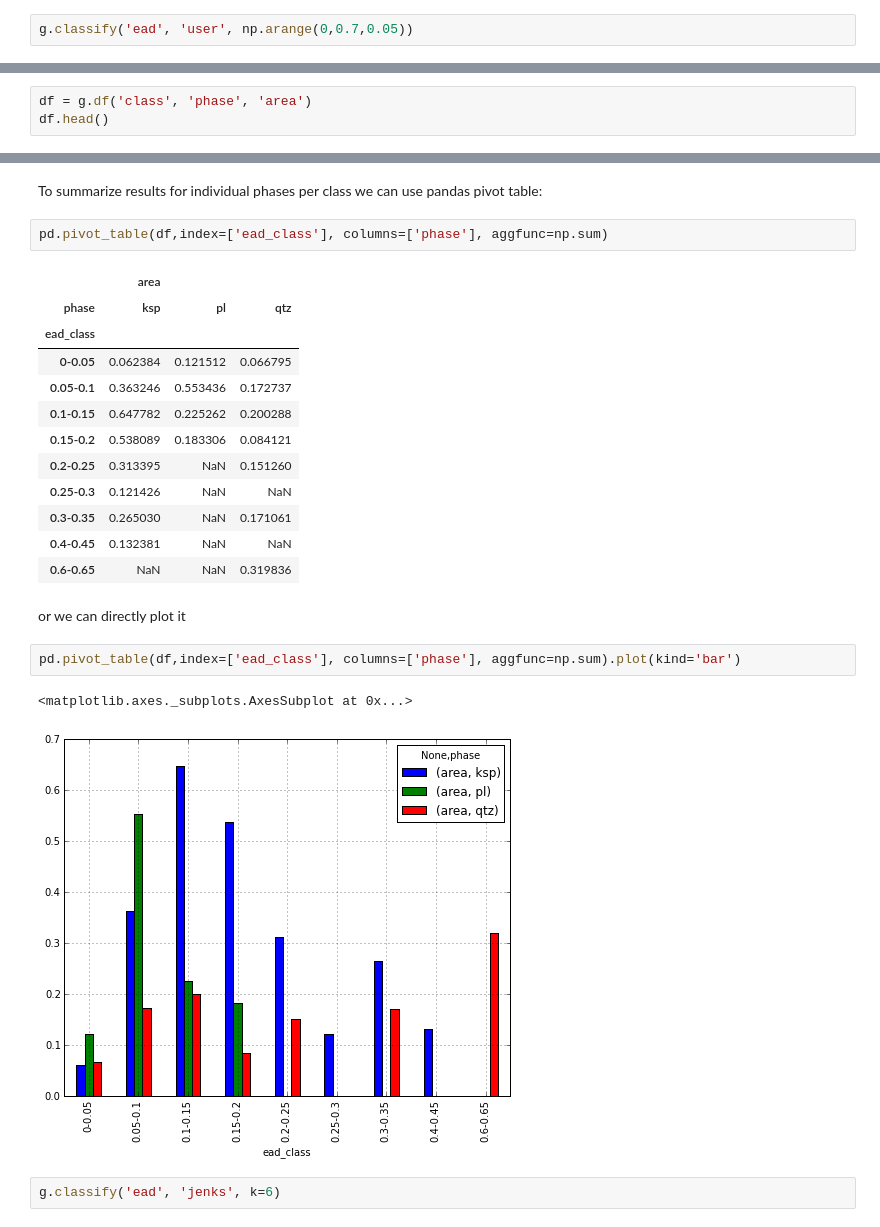
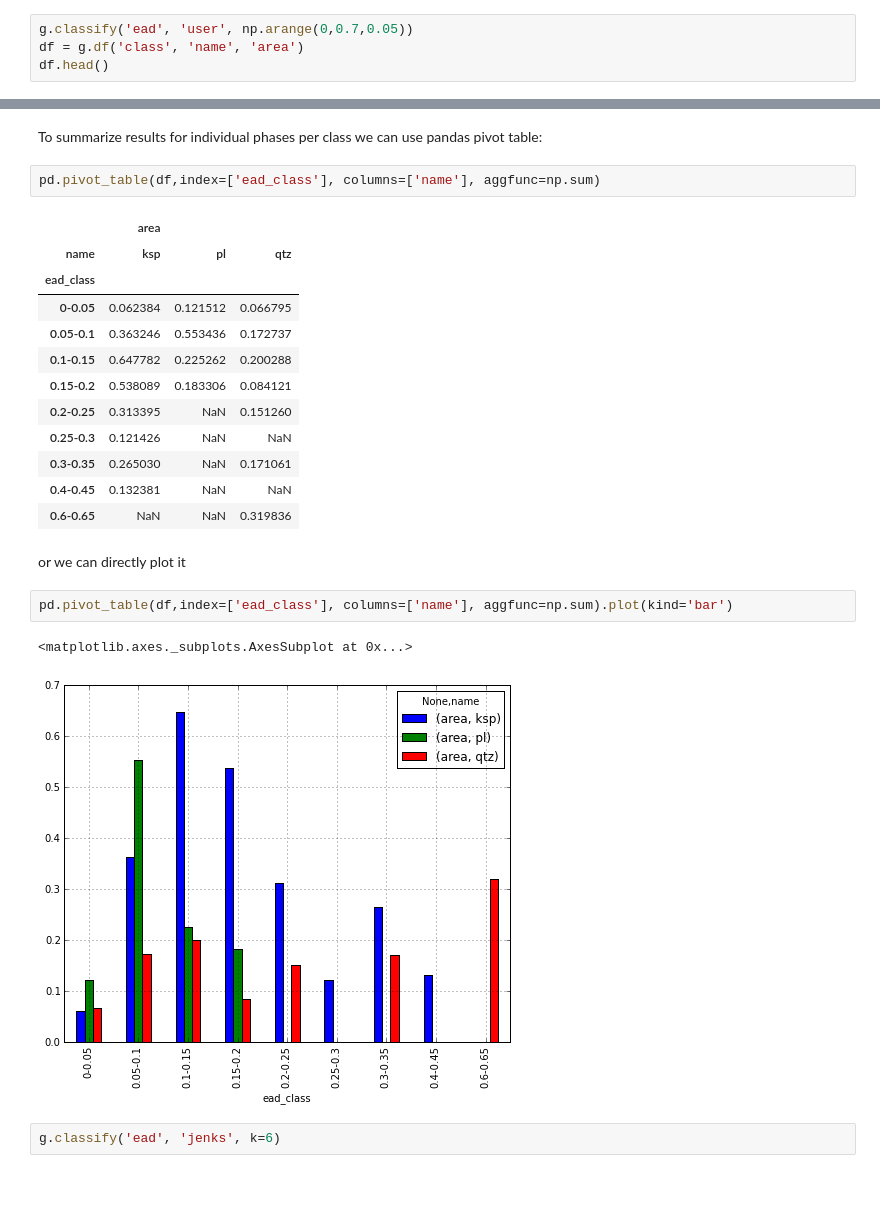
Before and after one commit to ondrolexa/polylx, a Jupyter notebook: polylx_tutorial.ipynb, the cells around one changed output, grey strips where cells are left out. Cells and saved outputs as stored; diff of their text form; blank space fills up the shorter version.

```diff
--- a/polylx_tutorial.ipynb
+++ b/polylx_tutorial.ipynb
@@ -120,3 +122,5 @@ g.groups('ead', 'area', 'la', 'sa').describe()
 The method `classify` could be used to define new classification, based on any property and using variety of methods:
 # %%
 g.classify('ead', 'user', np.arange(0,0.7,0.05))
+df = g.df('class', 'name', 'area')
+df.head()
@@ -123,3 +133,0 @@ g.classify('ead', 'user', np.arange(0,0.7,0.05))
-# %%
-df = g.df('class', 'phase', 'area')
-df.head()
@@ -133,10 +134,10 @@ df.head()
 # %% [markdown]
 To summarize results for individual phases per class we can use pandas pivot table:
 # %%
-pd.pivot_table(df,index=['ead_class'], columns=['phase'], aggfunc=np.sum)
+pd.pivot_table(df,index=['ead_class'], columns=['name'], aggfunc=np.sum)
 # %% [output]
 |  | area |  |  |
-| phase | ksp | pl | qtz |
+| name | ksp | pl | qtz |
 | ead_class |  |  |  |
 | 0-0.05 | 0.062384 | 0.121512 | 0.066795 |
 | 0.05-0.1 | 0.363246 | 0.553436 | 0.172737 |
@@ -150,10 +151,10 @@ pd.pivot_table(df,index=['ead_class'], columns=['phase'], aggfunc=np.sum)
 # %% [markdown]
 or we can directly plot it
 # %%
-pd.pivot_table(df,index=['ead_class'], columns=['phase'], aggfunc=np.sum).plot(kind='bar')
+pd.pivot_table(df,index=['ead_class'], columns=['name'], aggfunc=np.sum).plot(kind='bar')
 # %% [output]
 <matplotlib.axes._subplots.AxesSubplot at 0x...>
-[figure, old version]
+[figure, new version]
 # %%
 g.classify('ead', 'jenks', k=6)
 # %%
```
Also changed, not shown: parts of 9 cells of this notebook, 6 other files.
